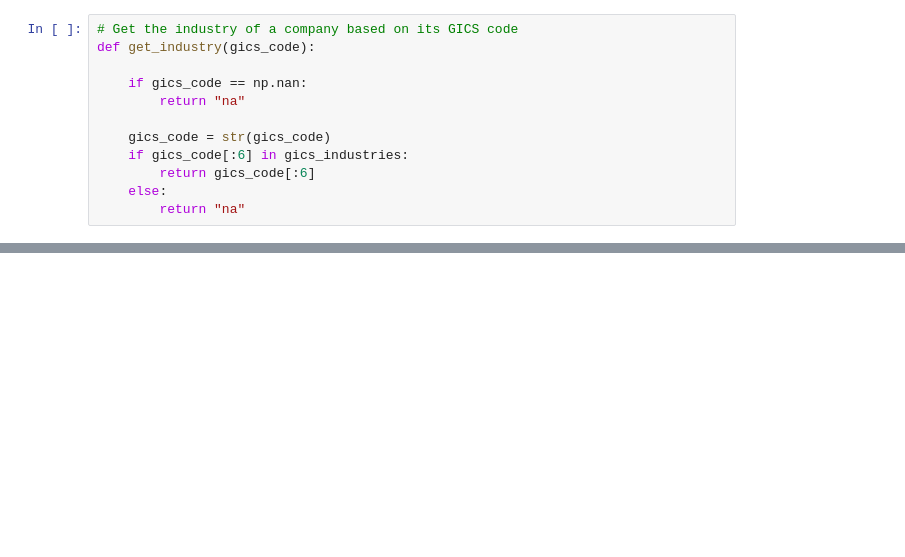
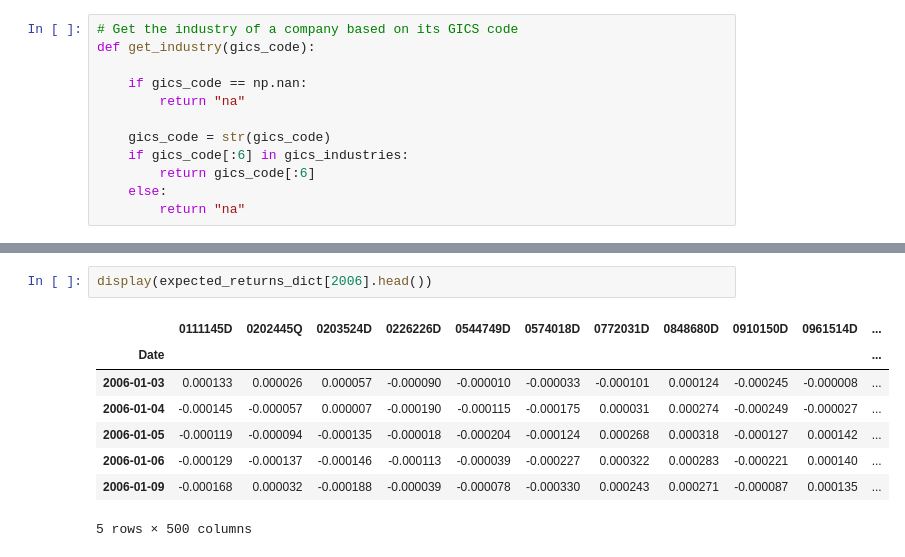
Before and after one commit to KiranReddy0808/FE5214-Introduction-to-quant-investing, a Jupyter notebook: Assignment 2/Assignment2.ipynb, the cells around one changed output, grey strips where cells are left out. Saved outputs shown, nothing was run; the diff lists cells and outputs as text; blank space fills up the shorter version.

```diff
--- a/Assignment 2/Assignment2.ipynb
+++ b/Assignment 2/Assignment2.ipynb
@@ -346,0 +523,11 @@ display(portfolio_returns_dict[2024].tail())
+# %%
+display(expected_returns_dict[2006].head())
+# %% [output]
+|  | 0111145D | 0202445Q | 0203524D | 0226226D | 0544749D | 0574018D | 0772031D | 0848680D | 0910150D | 0961514D | ... |
+| Date |  |  |  |  |  |  |  |  |  |  | ... |
+| 2006-01-03 | 0.000133 | 0.000026 | 0.000057 | -0.000090 | -0.000010 | -0.000033 | -0.000101 | 0.000124 | -0.000245 | -0.000008 | ... |
+| 2006-01-04 | -0.000145 | -0.000057 | 0.000007 | -0.000190 | -0.000115 | -0.000175 | 0.000031 | 0.000274 | -0.000249 | -0.000027 | ... |
+| 2006-01-05 | -0.000119 | -0.000094 | -0.000135 | -0.000018 | -0.000204 | -0.000124 | 0.000268 | 0.000318 | -0.000127 | 0.000142 | ... |
+| 2006-01-06 | -0.000129 | -0.000137 | -0.000146 | -0.000113 | -0.000039 | -0.000227 | 0.000322 | 0.000283 | -0.000221 | 0.000140 | ... |
+| 2006-01-09 | -0.000168 | 0.000032 | -0.000188 | -0.000039 | -0.000078 | -0.000330 | 0.000243 | 0.000271 | -0.000087 | 0.000135 | ... |
+5 rows × 500 columns
```
Also changed, not shown: parts of 12 cells of this notebook.
